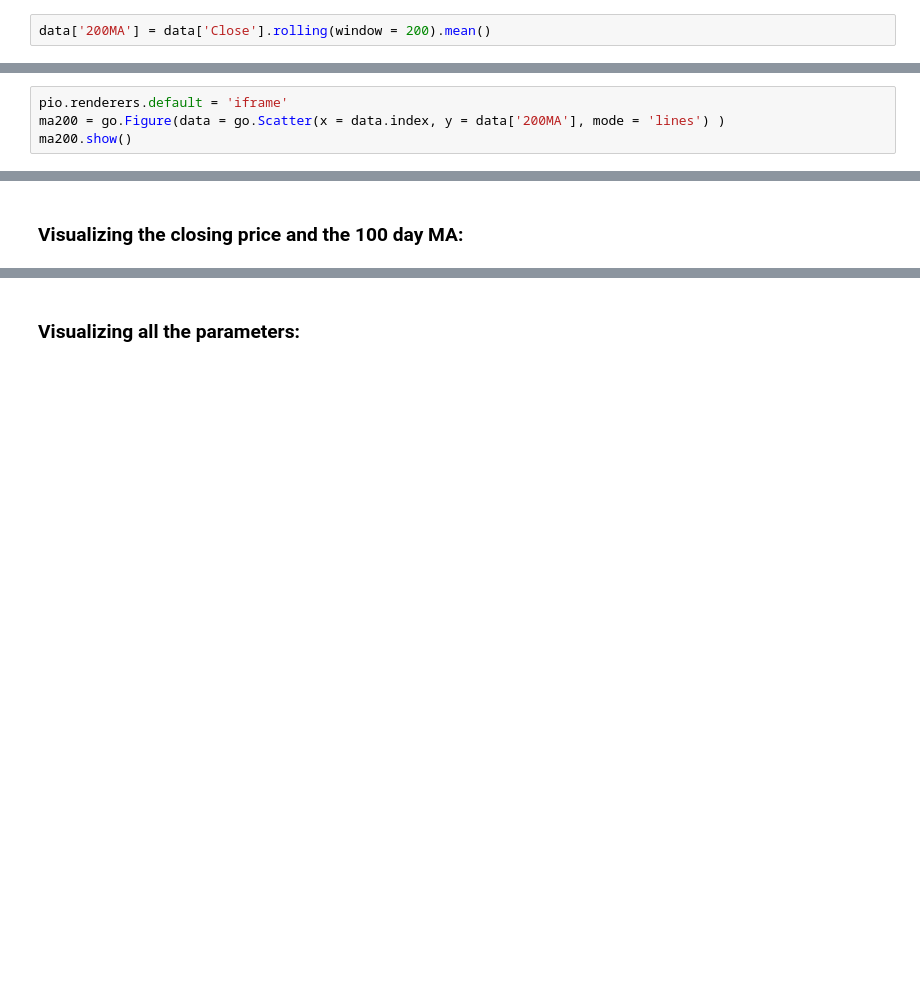
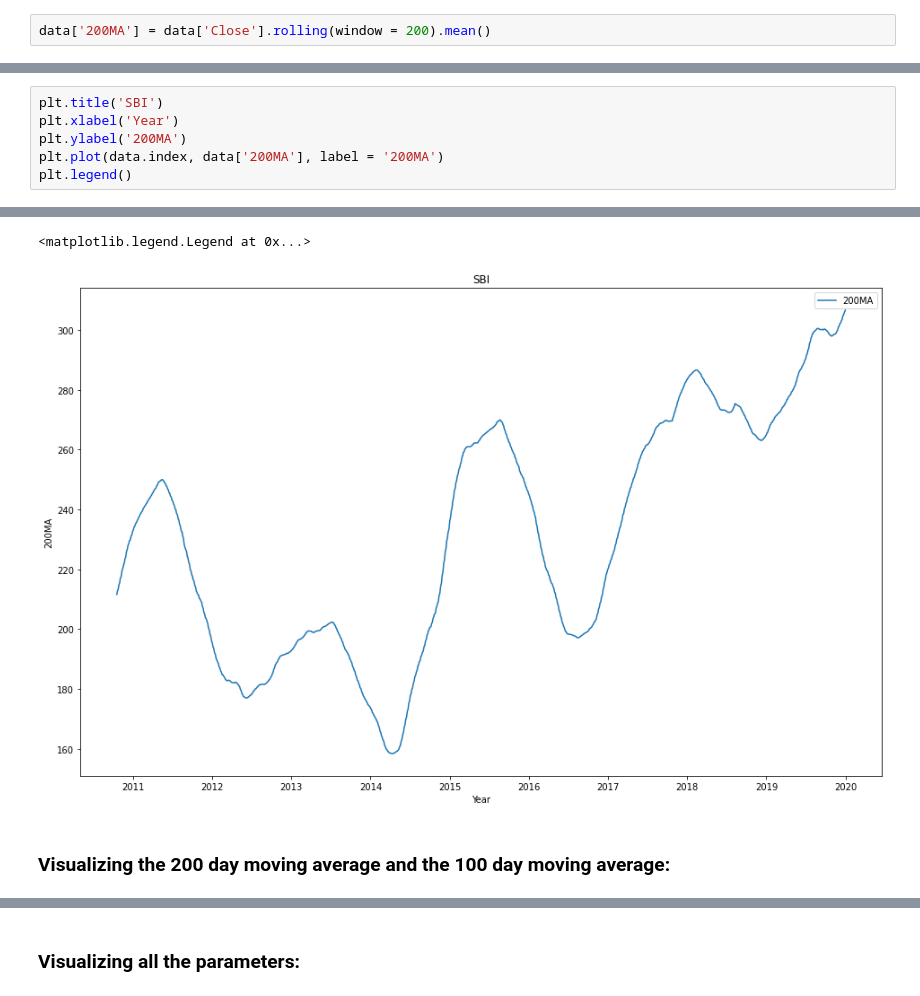
Before and after one commit to Ritesh7766/Stock-Trend-Prediction, a Jupyter notebook: trend_prediction.ipynb, the cells around one changed output, grey strips where cells are left out. Cells and saved outputs as stored; diff of their text form; blank space fills up the shorter version.

```diff
--- a/trend_prediction.ipynb
+++ b/trend_prediction.ipynb
@@ -96,6 +90,8 @@ Date
 Name: 200MA, Length: 2462, dtype: float64
 # %%
-pio.renderers.default = 'iframe'
-ma200 = go.Figure(data = go.Scatter(x = data.index, y = data['200MA'], mode = 'lines') )
-ma200.show()
+plt.title('SBI')
+plt.xlabel('Year')
+plt.ylabel('200MA')
+plt.plot(data.index, data['200MA'], label = '200MA')
+plt.legend()
 # %% [output]
@@ -103,3 +98,5 @@ ma200.show()
+<matplotlib.legend.Legend at 0x...>
+[figure, added]
 # %% [markdown]
-### Visualizing the closing price and the 100 day MA:
+### Visualizing the 200 day moving average and the 100 day moving average:
 # %%
```
Also changed, not shown: parts of 17 cells of this notebook, 44 other files.
